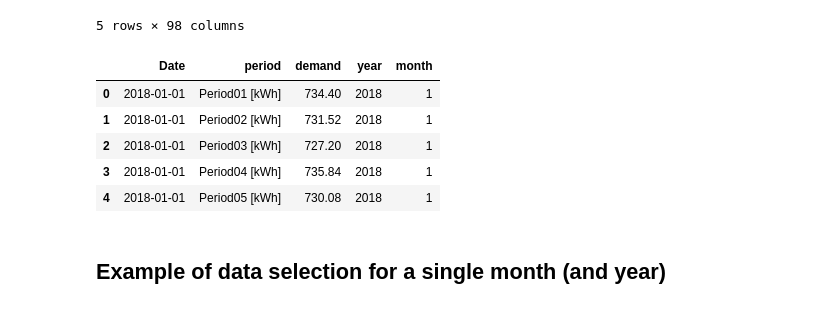
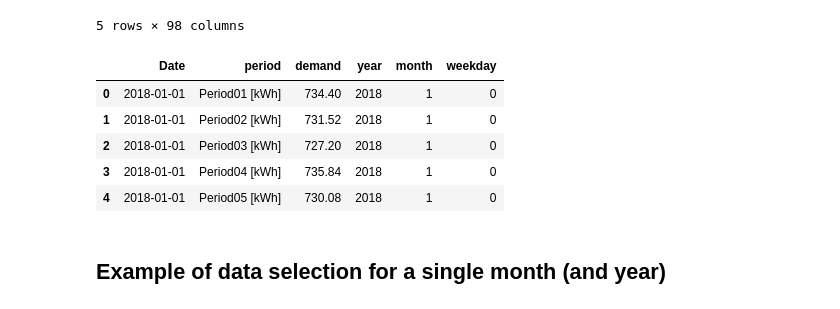
Before and after one commit to gnyirjesy/columbia-peak-shaving, a Jupyter notebook: peak_shaving_optimization.ipynb, the cells around one changed output. Saved outputs shown, nothing was run; the diff lists cells and outputs as text; code cells hidden in the pictures.

```diff
--- a/peak_shaving_optimization.ipynb
+++ b/peak_shaving_optimization.ipynb
@@ -28,19 +29,20 @@ demand.head()
 # %%
 #Drop total demand columns and pivot
 demand_unpivoted = demand[demand.columns.difference(['TotalDemand [kWh]'])].melt(id_vars=['Date'], var_name='period', value_name='demand')
 #Make sure to sore by date and period
 demand_unpivoted = demand_unpivoted.sort_values(by=['Date','period']).reset_index(drop=True)
 demand_unpivoted['year'] = demand_unpivoted['Date'].dt.year
 demand_unpivoted['month'] = demand_unpivoted['Date'].dt.month
+demand_unpivoted['weekday'] = demand_unpivoted['Date'].dt.weekday
 demand_unpivoted = demand_unpivoted.fillna(0)
 demand_unpivoted.head()
 # %% [output]
-|  | Date | period | demand | year | month |
-| 0 | 2018-01-01 | Period01 [kWh] | 734.40 | 2018 | 1 |
-| 1 | 2018-01-01 | Period02 [kWh] | 731.52 | 2018 | 1 |
-| 2 | 2018-01-01 | Period03 [kWh] | 727.20 | 2018 | 1 |
-| 3 | 2018-01-01 | Period04 [kWh] | 735.84 | 2018 | 1 |
-| 4 | 2018-01-01 | Period05 [kWh] | 730.08 | 2018 | 1 |
+|  | Date | period | demand | year | month | weekday |
+| 0 | 2018-01-01 | Period01 [kWh] | 734.40 | 2018 | 1 | 0 |
+| 1 | 2018-01-01 | Period02 [kWh] | 731.52 | 2018 | 1 | 0 |
+| 2 | 2018-01-01 | Period03 [kWh] | 727.20 | 2018 | 1 | 0 |
+| 3 | 2018-01-01 | Period04 [kWh] | 735.84 | 2018 | 1 | 0 |
+| 4 | 2018-01-01 | Period05 [kWh] | 730.08 | 2018 | 1 | 0 |
 # %% [markdown]
 ## Example of data selection for a single month (and year)
 # %%
```
Also changed, not shown: parts of 4 cells of this notebook.
